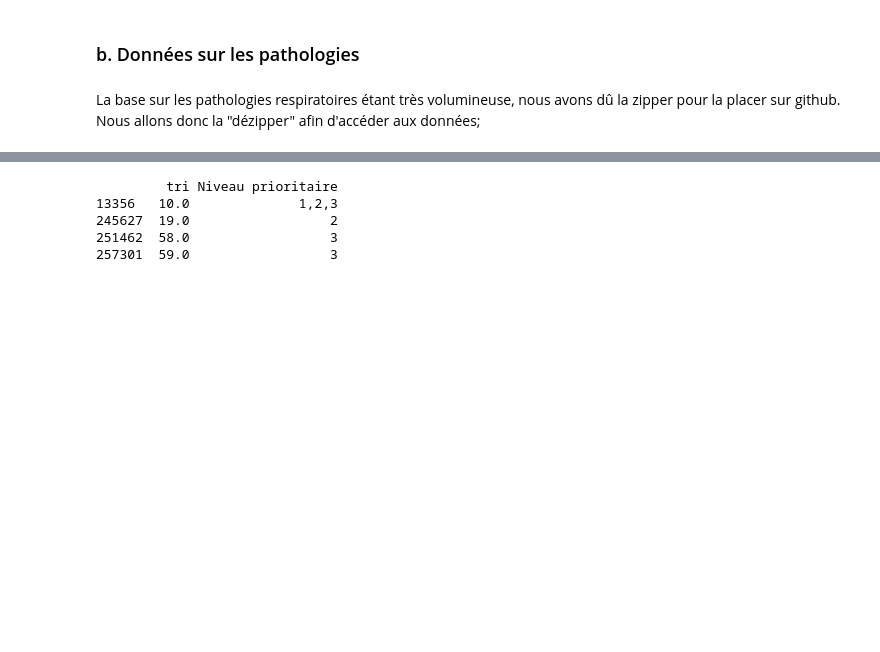
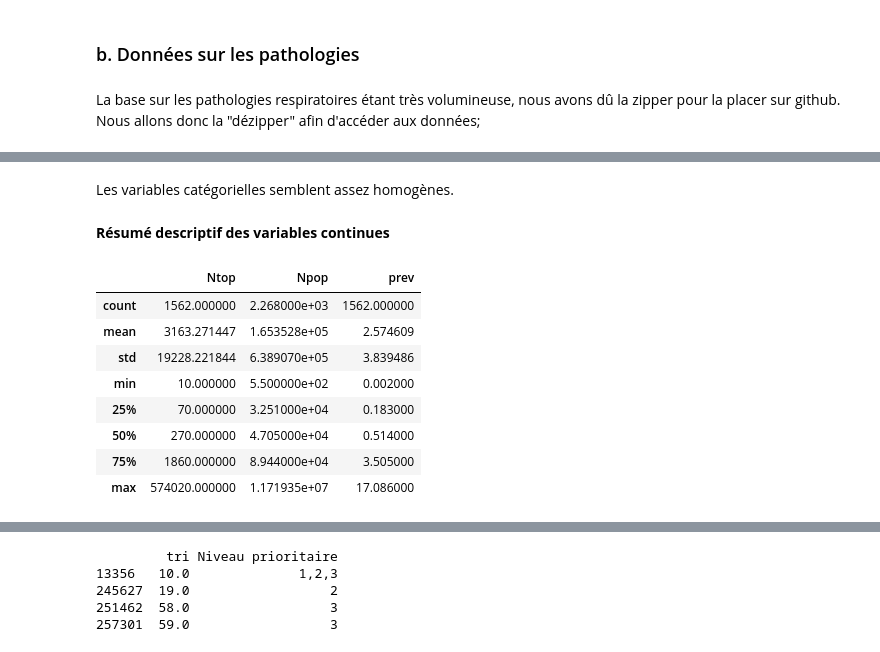
Before and after one commit to IvanaKUETE/projet-Python, a Jupyter notebook: projet/notebook/analyse_exploratoire.ipynb, the cells around one changed output, grey strips where cells are left out. Saved outputs shown, nothing was run; the diff lists cells and outputs as text; code cells hidden in the pictures; blank space fills up the shorter version.

```diff
--- a/projet/notebook/analyse_exploratoire.ipynb
+++ b/projet/notebook/analyse_exploratoire.ipynb
@@ -345,0 +333,3 @@ Name: tri, dtype: float64
+# %%
+columns_to_drop = ['annee', 'patho_niv1', 'patho_niv2', 'patho_niv3', 'libelle_classe_age', 'libelle_sexe', 'top']
+new_pathologie = new_pathologie.drop(columns=columns_to_drop)
@@ -345,0 +393,16 @@ Name: tri, dtype: float64
+# %% [markdown]
+Les variables catégorielles semblent assez homogènes.
+# %% [markdown]
+**Résumé descriptif des variables continues**
+# %%
+new_pathologie.describe()
+# %% [output]
+|  | Ntop | Npop | prev |
+| count | 1562.000000 | 2.268000e+03 | 1562.000000 |
+| mean | 3163.271447 | 1.653528e+05 | 2.574609 |
+| std | 19228.221844 | 6.389070e+05 | 3.839486 |
+| min | 10.000000 | 5.500000e+02 | 0.002000 |
+| 25% | 70.000000 | 3.251000e+04 | 0.183000 |
+| 50% | 270.000000 | 4.705000e+04 | 0.514000 |
+| 75% | 1860.000000 | 8.944000e+04 | 3.505000 |
+| max | 574020.000000 | 1.171935e+07 | 17.086000 |
```
Also changed, not shown: parts of 41 cells of this notebook.
